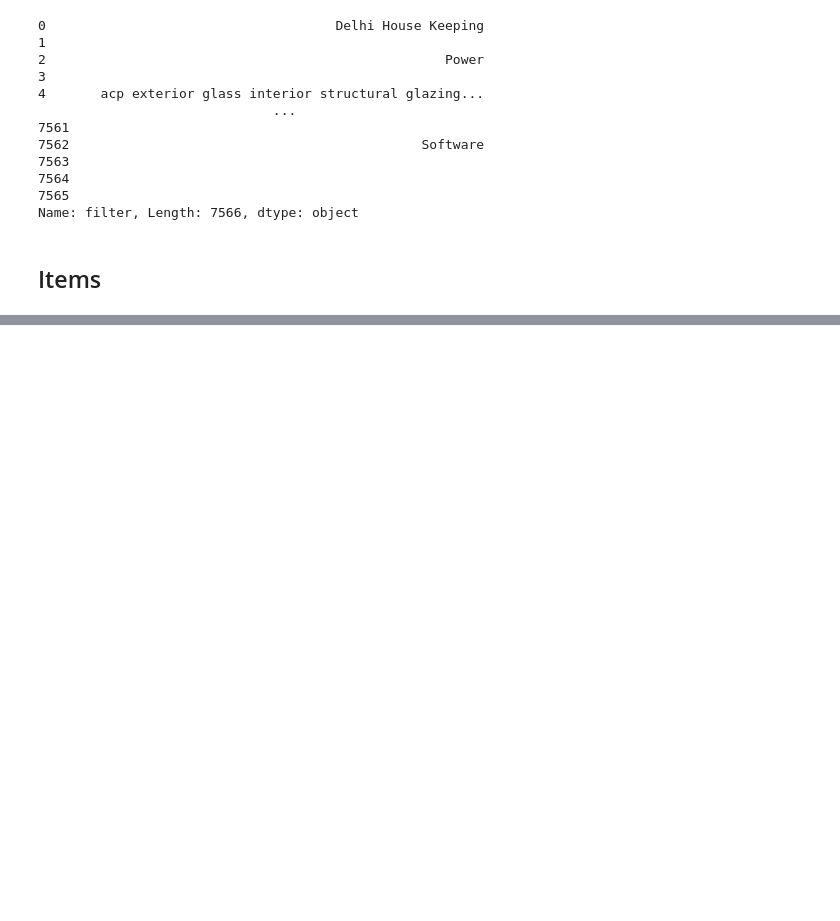
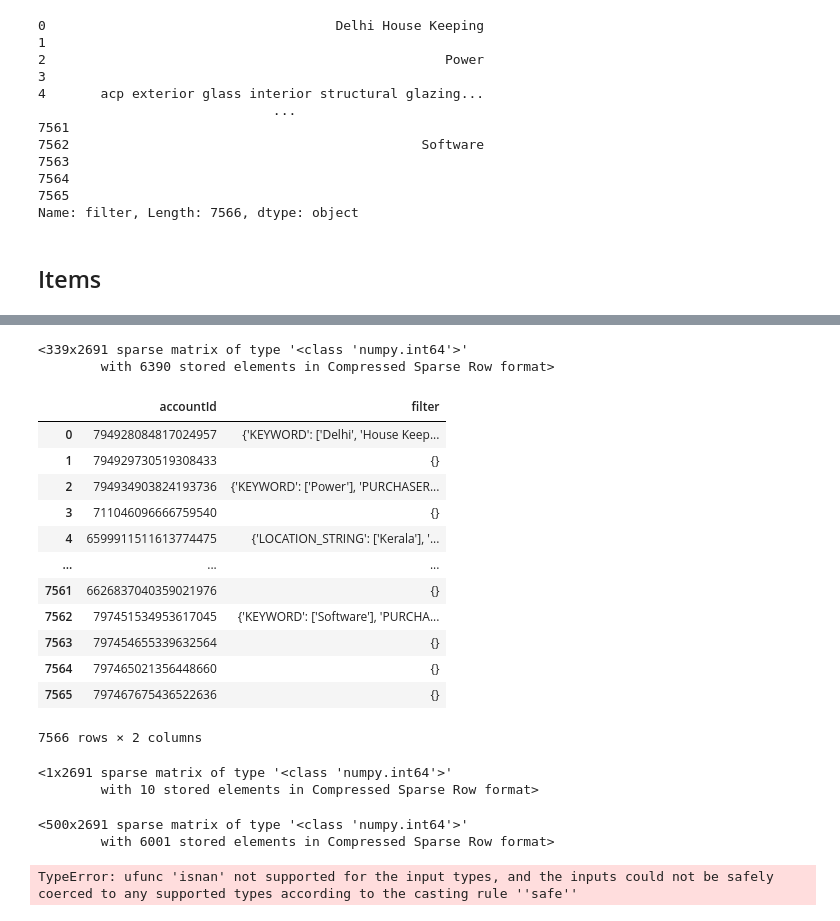
Before and after one commit to sumeetkd/sharedbooks, a Jupyter notebook: Recommender.ipynb, the cells around one changed output, grey strips where cells are left out. Cells and saved outputs as stored; diff of their text form; code cells hidden in the pictures; blank space fills up the shorter version.

```diff
--- a/Recommender.ipynb
+++ b/Recommender.ipynb
@@ -288,0 +481,5 @@ def user_vector(rowitem):
+# %%
+user_features
+# %% [output]
+<339x2691 sparse matrix of type '<class 'numpy.int64'>'
+        with 6390 stored elements in Compressed Sparse Row format>
@@ -288,0 +497,16 @@ def user_vector(rowitem):
+# %%
+user
+# %% [output]
+|  | accountId | filter |
+| 0 | 794928084817024957 | {'KEYWORD': ['Delhi', 'House Keep... |
+| 1 | 794929730519308433 | {} |
+| 2 | 794934903824193736 | {'KEYWORD': ['Power'], 'PURCHASER... |
+| 3 | 711046096666759540 | {} |
+| 4 | 6599911511613774475 | {'LOCATION_STRING': ['Kerala'], '... |
+| ... | ... | ... |
+| 7561 | 6626837040359021976 | {} |
+| 7562 | 797451534953617045 | {'KEYWORD': ['Software'], 'PURCHA... |
+| 7563 | 797454655339632564 | {} |
+| 7564 | 797465021356448660 | {} |
+| 7565 | 797467675436522636 | {} |
+7566 rows × 2 columns
@@ -288,0 +515,14 @@ def user_vector(rowitem):
+# %%
+test1
+# %% [output]
+<1x2691 sparse matrix of type '<class 'numpy.int64'>'
+        with 10 stored elements in Compressed Sparse Row format>
+# %%
+train_features
+# %% [output]
+<500x2691 sparse matrix of type '<class 'numpy.int64'>'
+        with 6001 stored elements in Compressed Sparse Row format>
+# %%
+vstack(test1, train_features)
+# %% [output]
+TypeError: ufunc 'isnan' not supported for the input types, and the inputs could not be safely coerced to any supported types according to the casting rule ''safe''
```
Also changed, not shown: parts of 42 cells of this notebook, 1 other file.
